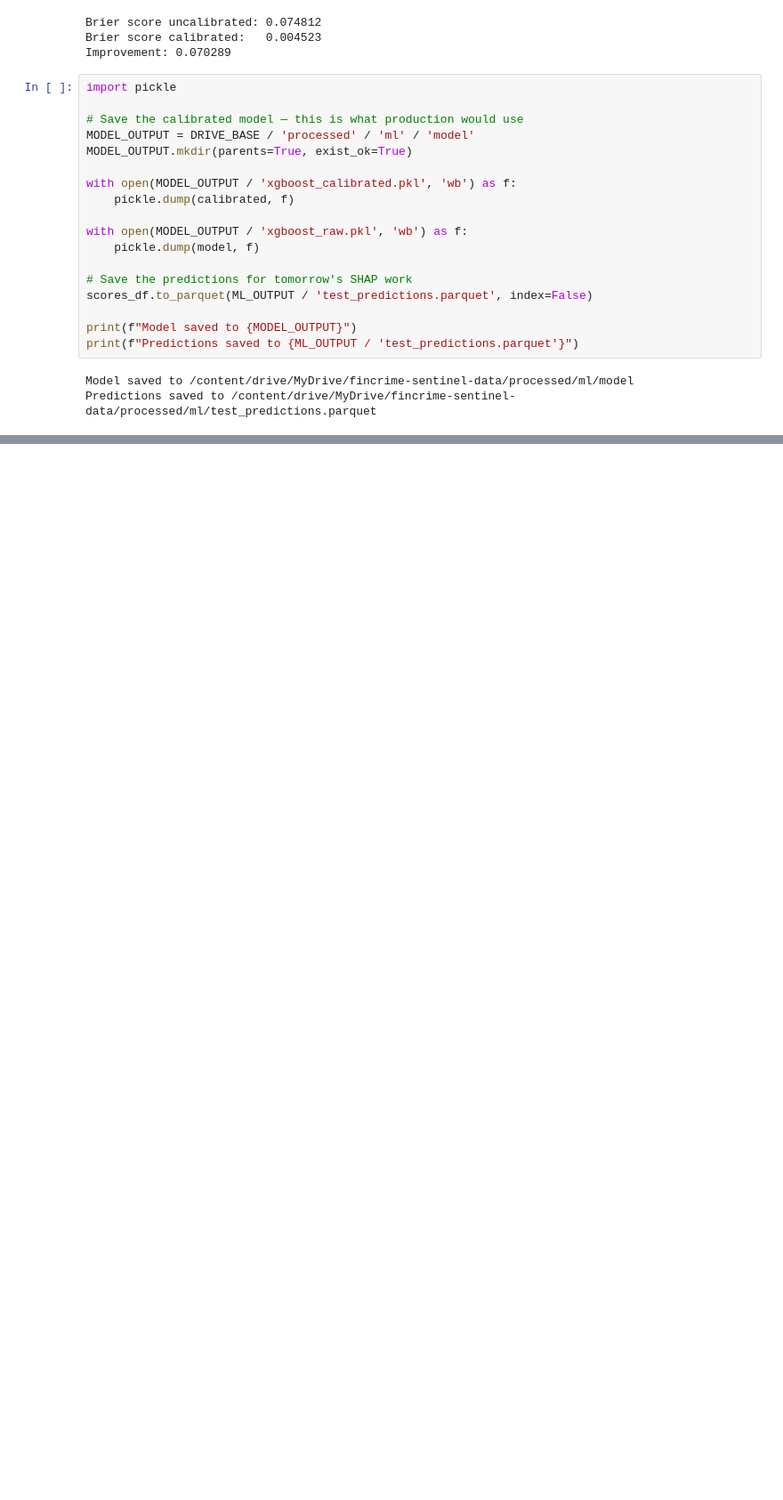
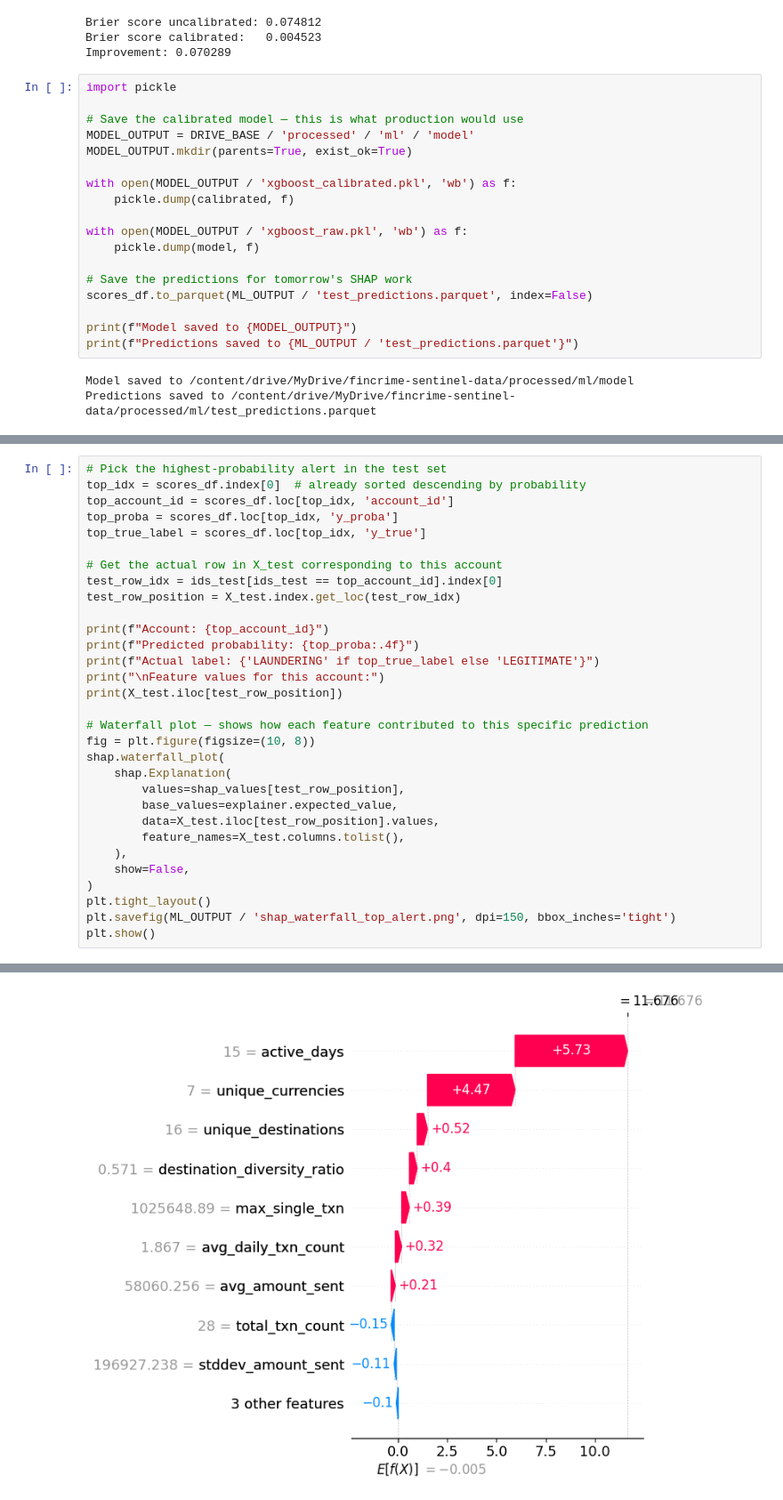
Before and after one commit to abyudh-kattemane/fincrime-sentinel, a Jupyter notebook: notebooks/01_eda.ipynb, the cells around one changed output, grey strips where cells are left out. Shown at 89% size. Saved outputs shown, nothing was run; the diff lists cells and outputs as text; blank space fills up the shorter version.

```diff
--- a/notebooks/01_eda.ipynb
+++ b/notebooks/01_eda.ipynb
@@ -1496,0 +1575,32 @@ Predictions saved to /content/drive/MyDrive/fincrime-sentinel-data/processed/ml/
+# %%
+# Pick the highest-probability alert in the test set
+top_idx = scores_df.index[0]  # already sorted descending by probability
+top_account_id = scores_df.loc[top_idx, 'account_id']
+top_proba = scores_df.loc[top_idx, 'y_proba']
+top_true_label = scores_df.loc[top_idx, 'y_true']
+
+# Get the actual row in X_test corresponding to this account
+test_row_idx = ids_test[ids_test == top_account_id].index[0]
+test_row_position = X_test.index.get_loc(test_row_idx)
+
+print(f"Account: {top_account_id}")
+print(f"Predicted probability: {top_proba:.4f}")
+print(f"Actual label: {'LAUNDERING' if top_true_label else 'LEGITIMATE'}")
+print("\nFeature values for this account:")
+print(X_test.iloc[test_row_position])
+
+# Waterfall plot — shows how each feature contributed to this specific prediction
+fig = plt.figure(figsize=(10, 8))
+shap.waterfall_plot(
+    shap.Explanation(
+        values=shap_values[test_row_position],
+        base_values=explainer.expected_value,
+        data=X_test.iloc[test_row_position].values,
+        feature_names=X_test.columns.tolist(),
+    ),
+    show=False,
+)
+plt.tight_layout()
+plt.savefig(ML_OUTPUT / 'shap_waterfall_top_alert.png', dpi=150, bbox_inches='tight')
+plt.show()
+# %% [output]
@@ -1496,0 +1625 @@ Predictions saved to /content/drive/MyDrive/fincrime-sentinel-data/processed/ml/
+[figure, added]
```
Also changed, not shown: parts of 18 cells of this notebook.
